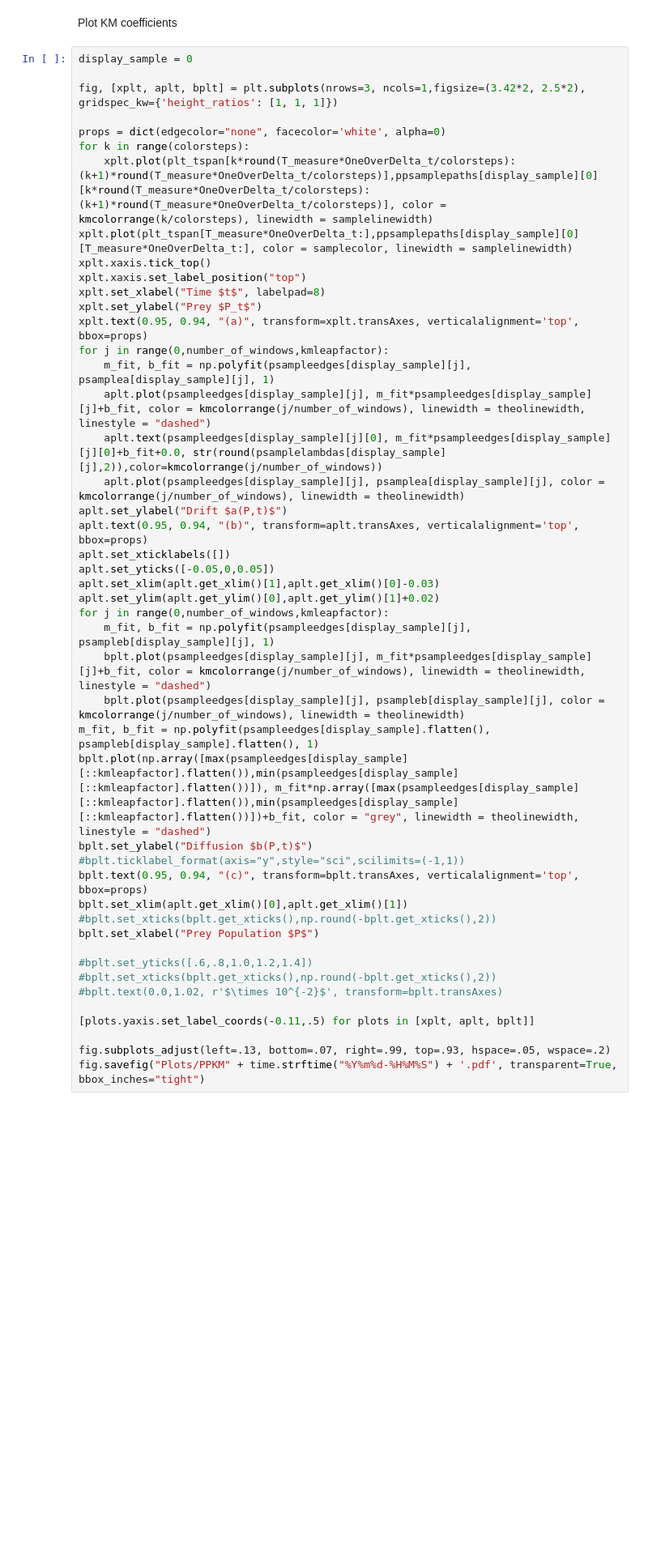
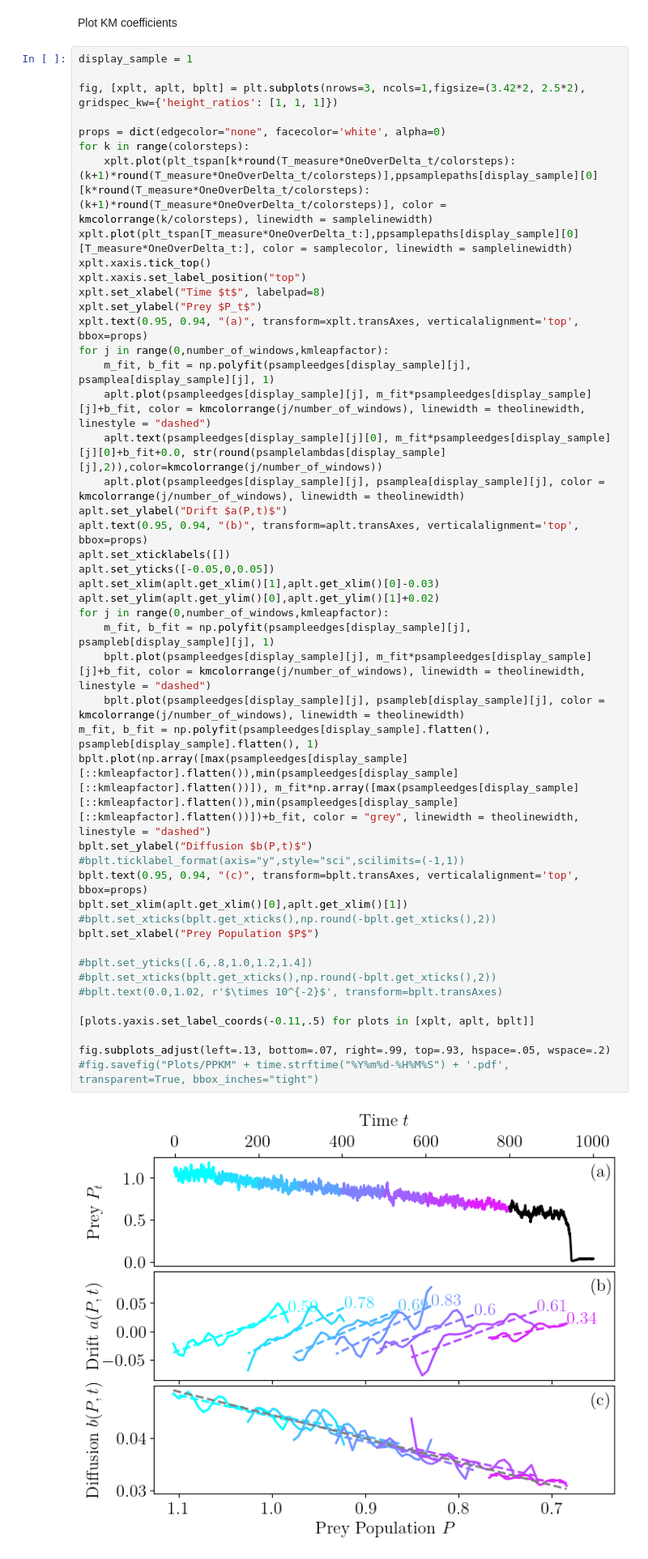
Before and after one commit to andreasmorr/KramersMoyalEWS, a Jupyter notebook: KM_EWS_plots.ipynb, the cells around one changed output. Shown at 81% size. Cells and saved outputs as stored; diff of their text form; blank space fills up the shorter version.

```diff
--- a/KM_EWS_plots.ipynb
+++ b/KM_EWS_plots.ipynb
@@ -460,7 +557,7 @@ upperd2samplelambda = np.array([[np.sort(d2samplelambdas[:,j,0])[round((0.5+conf
 # %% [markdown]
 Plot KM coefficients
 # %%
-display_sample = 0
+display_sample = 1
 
 fig, [xplt, aplt, bplt] = plt.subplots(nrows=3, ncols=1,figsize=(3.42*2, 2.5*2), gridspec_kw={'height_ratios': [1, 1, 1]})
 
@@ -477,32 +574,34 @@ for j in range(0,number_of_windows,kmleapfactor):
     m_fit, b_fit = np.polyfit(psampleedges[display_sample][j], psamplea[display_sample][j], 1)
     aplt.plot(psampleedges[display_sample][j], m_fit*psampleedges[display_sample][j]+b_fit, color = kmcolorrange(j/number_of_windows), linewidth = theolinewidth, linestyle = "dashed")
     aplt.text(psampleedges[display_sample][j][0], m_fit*psampleedges[display_sample][j][0]+b_fit+0.0, str(round(psamplelambdas[display_sample][j],2)),color=kmcolorrange(j/number_of_windows))
     aplt.plot(psampleedges[display_sample][j], psamplea[display_sample][j], color = kmcolorrange(j/number_of_windows), linewidth = theolinewidth)
 aplt.set_ylabel("Drift $a(P,t)$")
 aplt.text(0.95, 0.94, "(b)", transform=aplt.transAxes, verticalalignment='top', bbox=props)
 aplt.set_xticklabels([])
 aplt.set_yticks([-0.05,0,0.05])
 aplt.set_xlim(aplt.get_xlim()[1],aplt.get_xlim()[0]-0.03)
 aplt.set_ylim(aplt.get_ylim()[0],aplt.get_ylim()[1]+0.02)
 for j in range(0,number_of_windows,kmleapfactor):
     m_fit, b_fit = np.polyfit(psampleedges[display_sample][j], psampleb[display_sample][j], 1)
     bplt.plot(psampleedges[display_sample][j], m_fit*psampleedges[display_sample][j]+b_fit, color = kmcolorrange(j/number_of_windows), linewidth = theolinewidth, linestyle = "dashed")
     bplt.plot(psampleedges[display_sample][j], psampleb[display_sample][j], color = kmcolorrange(j/number_of_windows), linewidth = theolinewidth)
 m_fit, b_fit = np.polyfit(psampleedges[display_sample].flatten(), psampleb[display_sample].flatten(), 1)
 bplt.plot(np.array([max(psampleedges[display_sample][::kmleapfactor].flatten()),min(psampleedges[display_sample][::kmleapfactor].flatten())]), m_fit*np.array([max(psampleedges[display_sample][::kmleapfactor].flatten()),min(psampleedges[display_sample][::kmleapfactor].flatten())])+b_fit, color = "grey", linewidth = theolinewidth, linestyle = "dashed")
 bplt.set_ylabel("Diffusion $b(P,t)$")
 #bplt.ticklabel_format(axis="y",style="sci",scilimits=(-1,1))
 bplt.text(0.95, 0.94, "(c)", transform=bplt.transAxes, verticalalignment='top', bbox=props)
 bplt.set_xlim(aplt.get_xlim()[0],aplt.get_xlim()[1])
 #bplt.set_xticks(bplt.get_xticks(),np.round(-bplt.get_xticks(),2))
 bplt.set_xlabel("Prey Population $P$")
 
 #bplt.set_yticks([.6,.8,1.0,1.2,1.4])
 #bplt.set_xticks(bplt.get_xticks(),np.round(-bplt.get_xticks(),2))
 #bplt.text(0.0,1.02, r'$\times 10^{-2}$', transform=bplt.transAxes)
 
 [plots.yaxis.set_label_coords(-0.11,.5) for plots in [xplt, aplt, bplt]]
 
 fig.subplots_adjust(left=.13, bottom=.07, right=.99, top=.93, hspace=.05, wspace=.2)
-fig.savefig("Plots/PPKM" + time.strftime("%Y%m%d-%H%M%S") + '.pdf', transparent=True, bbox_inches="tight")
+#fig.savefig("Plots/PPKM" + time.strftime("%Y%m%d-%H%M%S") + '.pdf', transparent=True, bbox_inches="tight")
+# %% [output]
+[figure, added]
 # %%
```
Also changed, not shown: parts of 31 cells of this notebook, 52 other files.
